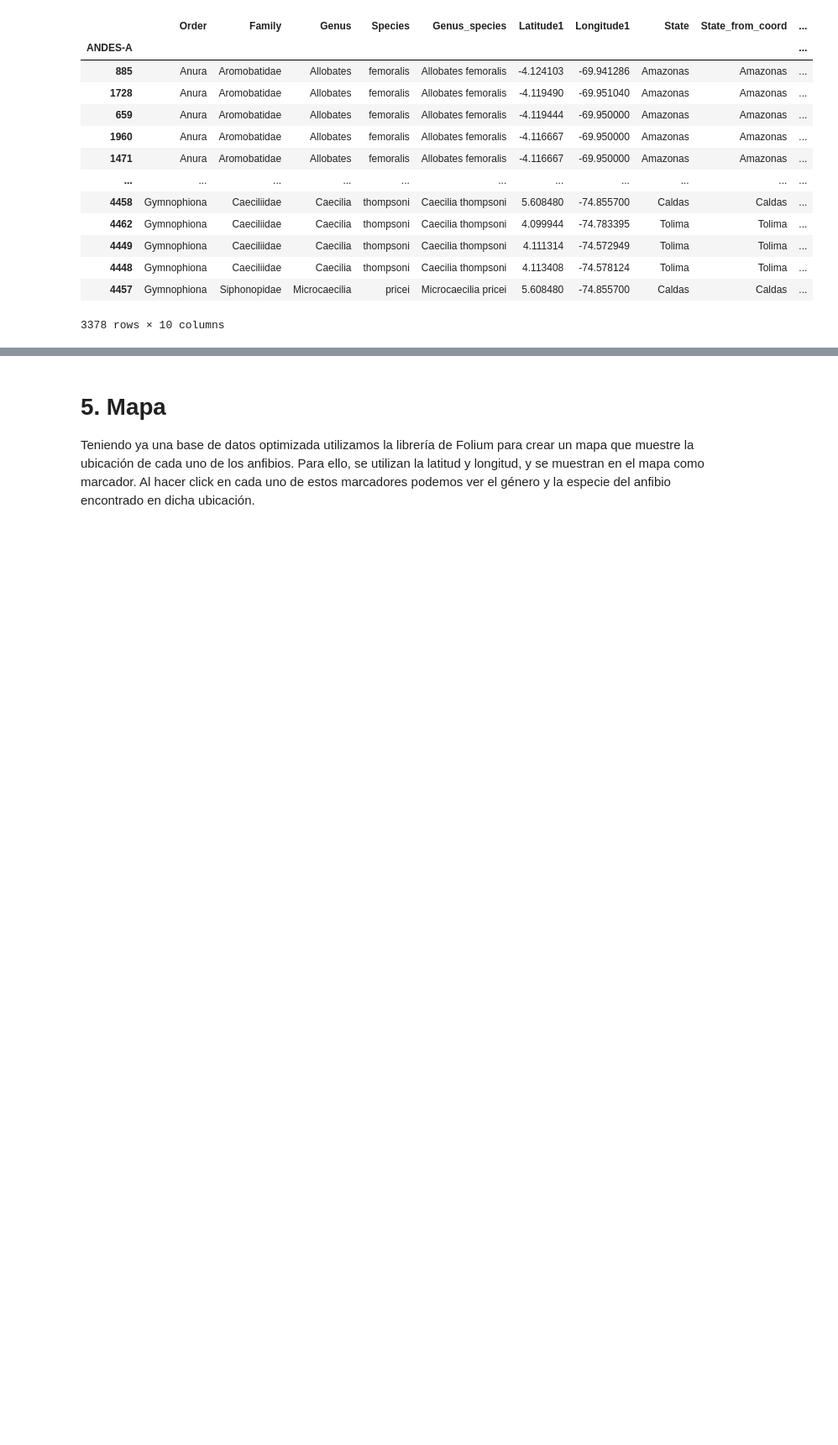
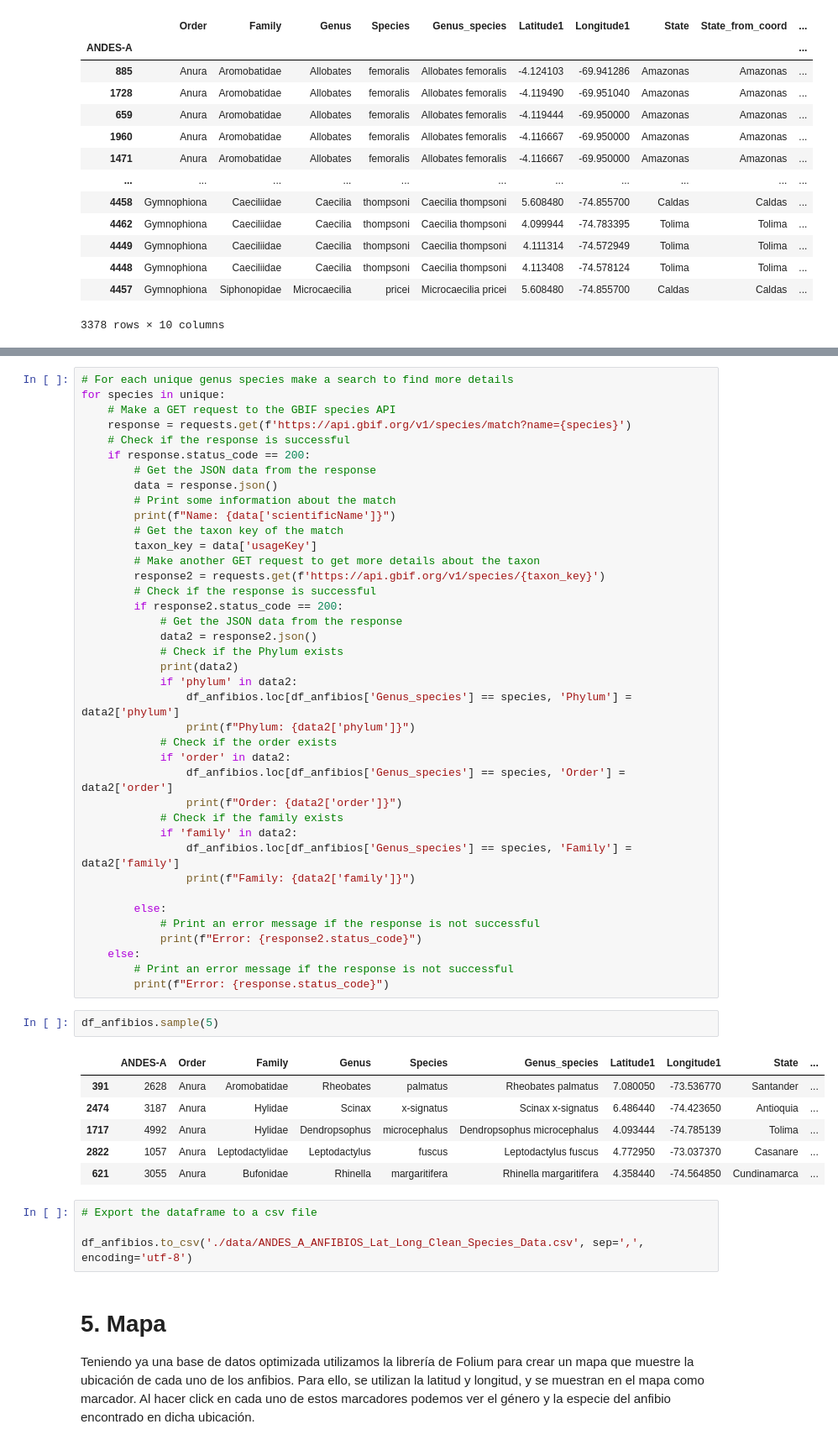
Before and after one commit to Phelyxx/geomap, a Jupyter notebook: notebook.ipynb, the cells around one changed output, grey strips where cells are left out. Shown: that part at 84% size. Drawn from its saved outputs; the diff is of its cells as text; blank space fills up the shorter version.

Commit message:
Feat: Additional data for the species

```diff
--- a/notebook.ipynb
+++ b/notebook.ipynb
@@ -420,3 +448,55 @@ df_anfibios
+# %%
+# For each unique genus species make a search to find more details
+for species in unique:
+    # Make a GET request to the GBIF species API
+    response = requests.get(f'https://api.gbif.org/v1/species/match?name={species}')
+    # Check if the response is successful
+    if response.status_code == 200:
+        # Get the JSON data from the response
+        data = response.json()
+        # Print some information about the match
+        print(f"Name: {data['scientificName']}")
+        # Get the taxon key of the match
+        taxon_key = data['usageKey']
+        # Make another GET request to get more details about the taxon
+        response2 = requests.get(f'https://api.gbif.org/v1/species/{taxon_key}')
+        # Check if the response is successful
+        if response2.status_code == 200:
+            # Get the JSON data from the response
+            data2 = response2.json()
+            # Check if the Phylum exists
+            print(data2)
+            if 'phylum' in data2:
+                df_anfibios.loc[df_anfibios['Genus_species'] == species, 'Phylum'] = data2['phylum']
+                print(f"Phylum: {data2['phylum']}")
+            # Check if the order exists
+            if 'order' in data2:
+                df_anfibios.loc[df_anfibios['Genus_species'] == species, 'Order'] = data2['order']
+                print(f"Order: {data2['order']}")
+            # Check if the family exists
+            if 'family' in data2:
+                df_anfibios.loc[df_anfibios['Genus_species'] == species, 'Family'] = data2['family']
+                print(f"Family: {data2['family']}")
+
+        else:
+            # Print an error message if the response is not successful
+            print(f"Error: {response2.status_code}")
+    else:
+        # Print an error message if the response is not successful
+        print(f"Error: {response.status_code}")
+# %%
+df_anfibios.sample(5)
+# %% [output]
+|  | ANDES-A | Order | Family | Genus | Species | Genus_species | Latitude1 | Longitude1 | State | ... |
+| 391 | 2628 | Anura | Aromobatidae | Rheobates | palmatus | Rheobates palmatus | 7.080050 | -73.536770 | Santander | ... |
+| 2474 | 3187 | Anura | Hylidae | Scinax | x-signatus | Scinax x-signatus | 6.486440 | -74.423650 | Antioquia | ... |
+| 1717 | 4992 | Anura | Hylidae | Dendropsophus | microcephalus | Dendropsophus microcephalus | 4.093444 | -74.785139 | Tolima | ... |
+| 2822 | 1057 | Anura | Leptodactylidae | Leptodactylus | fuscus | Leptodactylus fuscus | 4.772950 | -73.037370 | Casanare | ... |
+| 621 | 3055 | Anura | Bufonidae | Rhinella | margaritifera | Rhinella margaritifera | 4.358440 | -74.564850 | Cundinamarca | ... |
+# %%
+# Export the dataframe to a csv file
+
+df_anfibios.to_csv('./data/ANDES_A_ANFIBIOS_Lat_Long_Clean_Species_Data.csv', sep=',', encoding='utf-8')
 # %% [markdown]
 # 5. Mapa
 Teniendo ya una base de datos optimizada utilizamos la librería de Folium para crear un mapa que muestre la ubicación de cada uno de los anfibios. Para ello, se utilizan la latitud y longitud, y se muestran en el mapa como marcador. Al hacer click en cada uno de estos marcadores podemos ver el género y la especie del anfibio encontrado en dicha ubicación.
```
Also changed, not shown: parts of 10 cells of this notebook, 1 other file.
